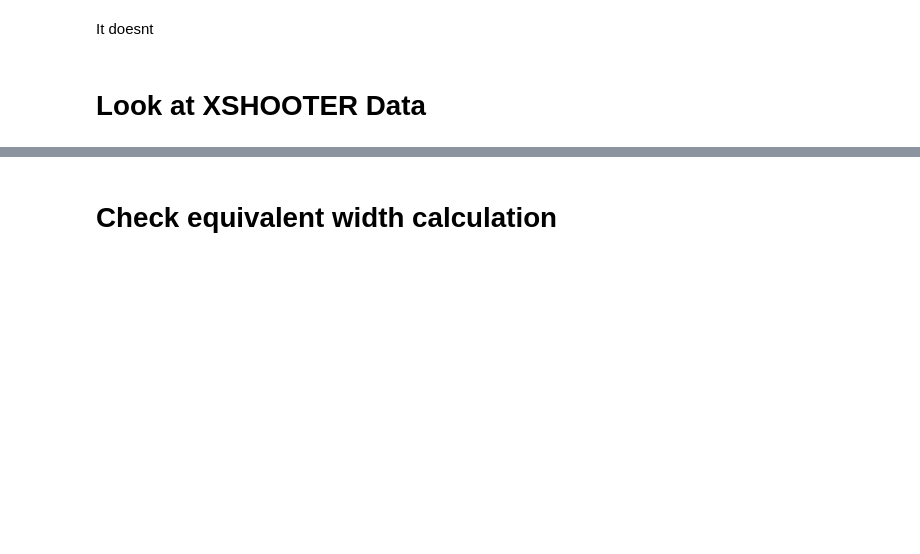
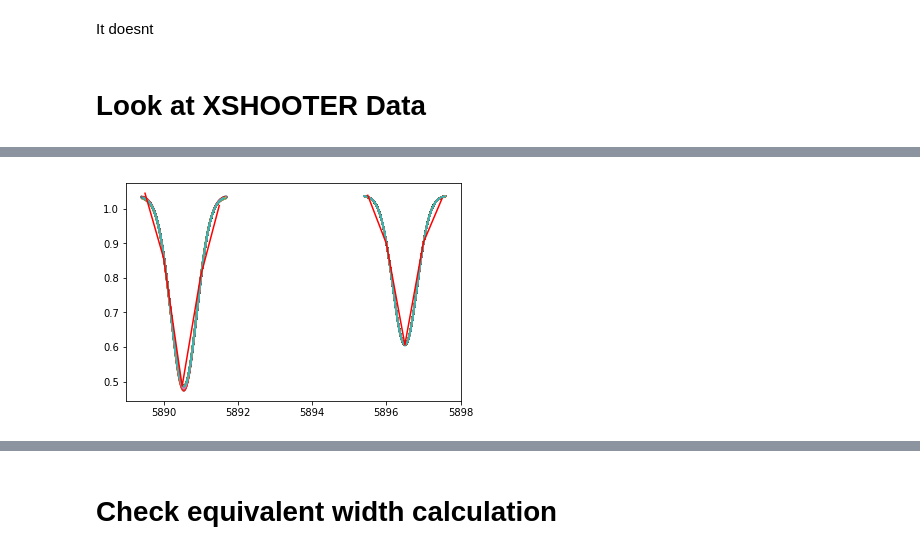
Before and after one commit to abostroem/asassn15oz, a Jupyter notebook: notebooks/Reddening.ipynb, the cells around one changed output, grey strips where cells are left out. Saved outputs shown, nothing was run; the diff lists cells and outputs as text; code cells hidden in the pictures; blank space fills up the shorter version.

```diff
--- a/notebooks/Reddening.ipynb
+++ b/notebooks/Reddening.ipynb
@@ -132,0 +145,35 @@ E(B-V) for d1 using Poznanski 2012 = 0.11949927034795603
+# %%
+def calc_ew_err(wl, flux, wl_min, wl_max, wl_range, mean, mean_range, std=1.0, std_range=None, niter=100, dlambda=0.01):
+    ew_arr = []
+    wl_min = np.random.uniform(wl_min-wl_range, wl_min, size=niter)
+    wl_max = np.random.uniform(wl_max, wl_max+wl_range, size=niter)
+    mean = np.random.uniform(mean-mean_range/2, mean+mean_range/2, size=niter)
+    if std_range:
+        std = np.random.uniform(std-std_range/2, std+std_range/2, size=niter)
+    else:
+        std = np.ones(niter)*std
+    for iwl_min, iwl_max, imean, istd in zip(wl_min, wl_max, mean, std):
+        iwl = wl[(wl<=iwl_max)&(wl>=iwl_min)]
+        iflux = flux[(wl<=iwl_max)&(wl>=iwl_min)]
+        iew = calc_ew(iwl, iflux, iwl_min, iwl_max, imean, istd,dlambda=dlambda)
+        ew_arr.append(iew)
+    plt.plot(iwl, iflux, 'r')
+    return ew_arr
+
+def calc_ew(wl, flux, wl_min, wl_max, mean, std, dlambda=0.01):
+    model = (models.Const1D()-models.Gaussian1D(mean=mean, stddev=std, bounds={'mean':[wl_min, wl_max]}))
+    fitter = fitting.LevMarLSQFitter()
+    fit_model = fitter(model, wl, flux)
+    wl_mod = np.arange(wl_min, wl_max, dlambda)
+    model_flux = fit_model(wl_mod)
+    ew = np.sum((1-(model_flux/fit_model.amplitude_0))*dlambda)
+    plt.plot(wl_mod, model_flux)
+    return ew
+
+scale=3E-15
+ew_arr_d1 = calc_ew_err(tbdata['wavelength'], tbdata['flux']/scale, 5895.5, 5897.5, 0.1, 5896, 0.25, niter=700)
+ew_arr_d2 = calc_ew_err(tbdata['wavelength'], tbdata['flux']/scale, 5889.5, 5891.6, 0.1, 5890.5, 0.25, niter=700)
+ew_err_d1 = np.std(ew_arr_d1)
+ew_err_d2 = np.std(ew_arr_d2)
+# %% [output]
+[figure, added]
```
Also changed, not shown: parts of 17 cells of this notebook, 39 other files.
